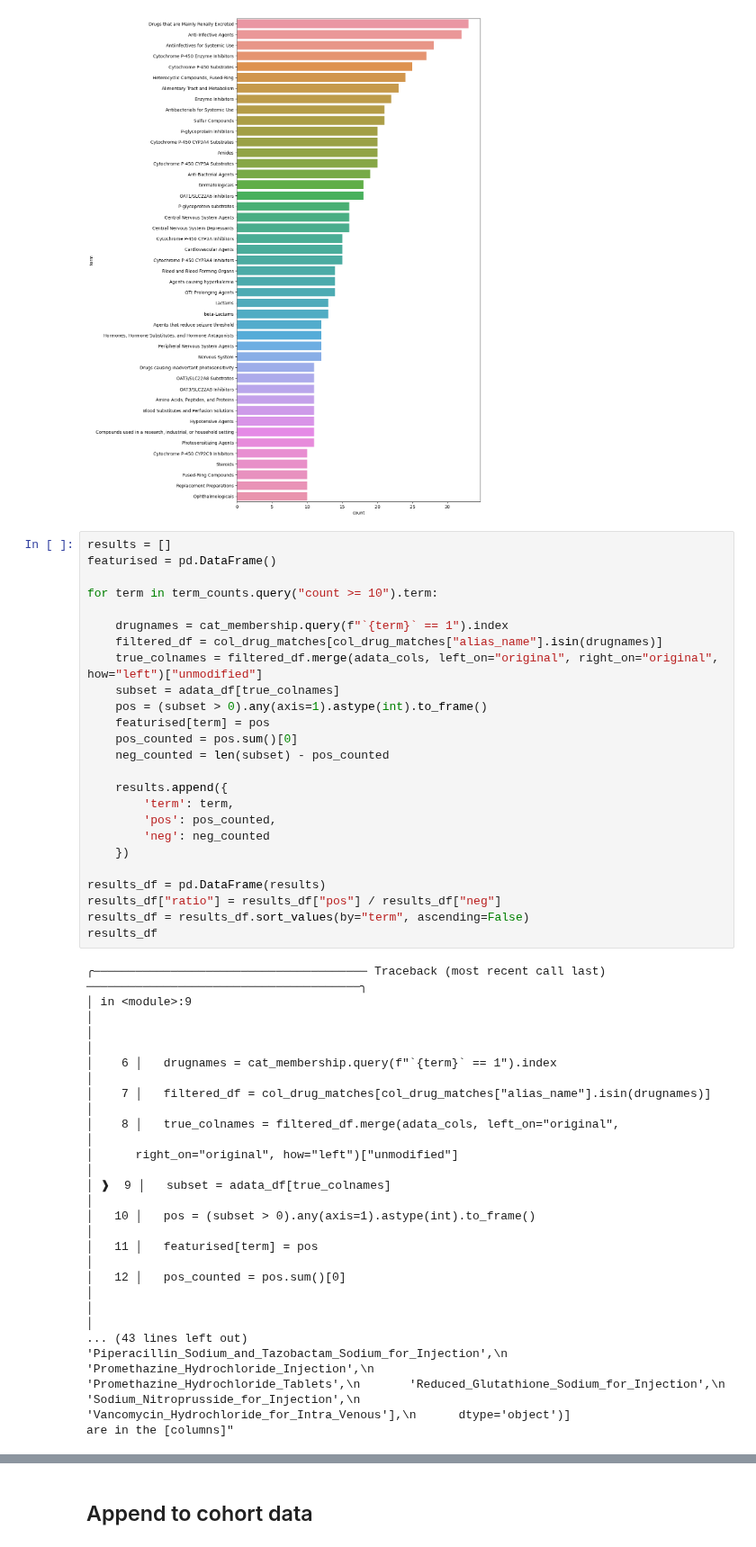
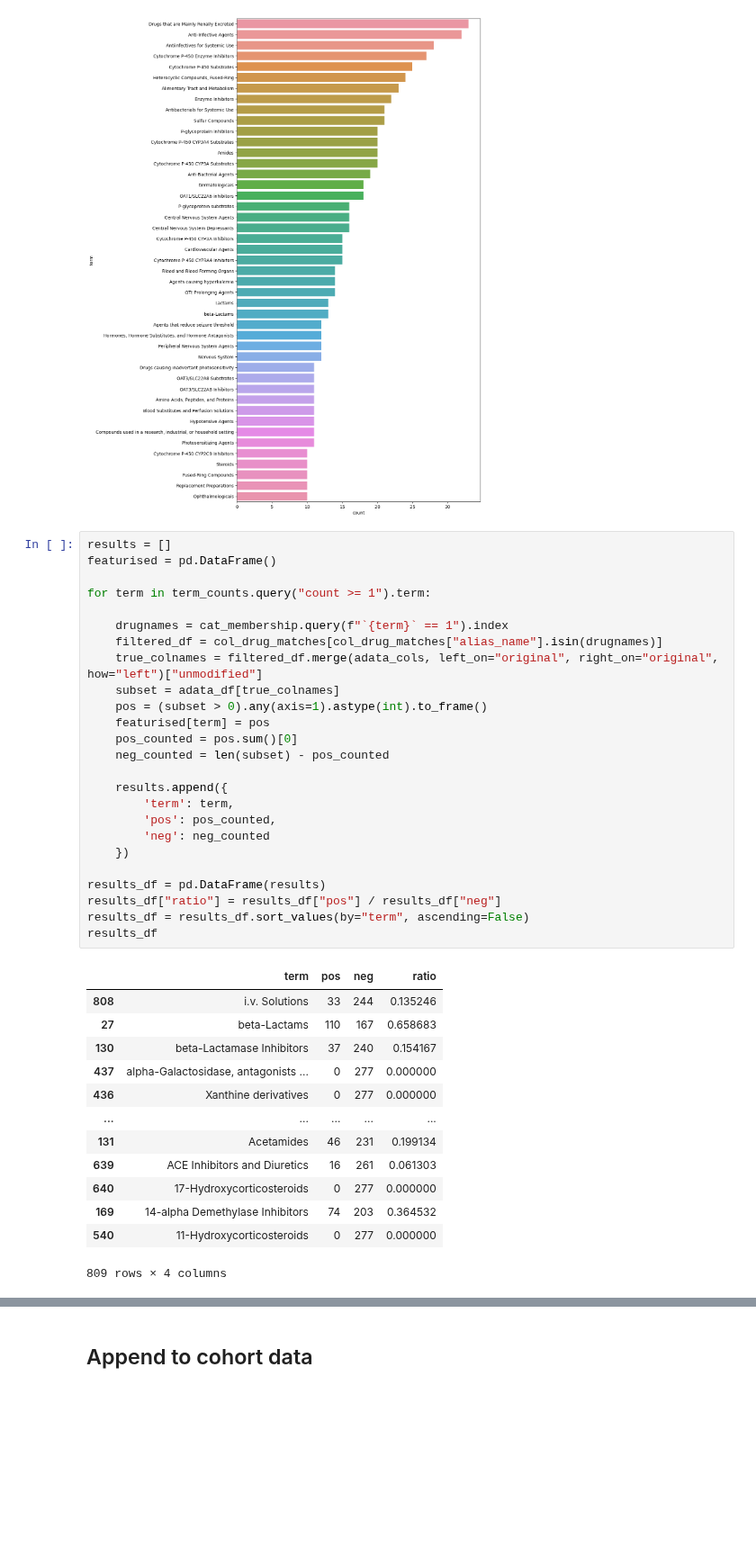
Before and after one commit to theislab/ehrapy-reproducibility, a Jupyter notebook: Figure_5/causal_feature_eng.ipynb, the cells around one changed output, grey strips where cells are left out. Shown at 90% size. Drawn from its saved outputs; the diff is of its cells as text; blank space fills up the shorter version.

```diff
--- a/Figure_5/causal_feature_eng.ipynb
+++ b/Figure_5/causal_feature_eng.ipynb
@@ -210,46 +210,42 @@ plt.show()
 # %%
 results = []
 featurised = pd.DataFrame()
 
-for term in term_counts.query("count >= 10").term:
+for term in term_counts.query("count >= 1").term:
 
     drugnames = cat_membership.query(f"`{term}` == 1").index
     filtered_df = col_drug_matches[col_drug_matches["alias_name"].isin(drugnames)]
     true_colnames = filtered_df.merge(adata_cols, left_on="original", right_on="original", how="left")["unmodified"]
     subset = adata_df[true_colnames]
     pos = (subset > 0).any(axis=1).astype(int).to_frame()
     featurised[term] = pos
     pos_counted = pos.sum()[0]
     neg_counted = len(subset) - pos_counted
 
     results.append({
         'term': term,
         'pos': pos_counted,
         'neg': neg_counted
     })
 
 results_df = pd.DataFrame(results)
 results_df["ratio"] = results_df["pos"] / results_df["neg"]
 results_df = results_df.sort_values(by="term", ascending=False)
 results_df
 # %% [output]
+|  | term | pos | neg | ratio |
+| 808 | i.v. Solutions | 33 | 244 | 0.135246 |
+| 27 | beta-Lactams | 110 | 167 | 0.658683 |
+| 130 | beta-Lactamase Inhibitors | 37 | 240 | 0.154167 |
+| 437 | alpha-Galactosidase, antagonists ... | 0 | 277 | 0.000000 |
+| 436 | Xanthine derivatives | 0 | 277 | 0.000000 |
+| ... | ... | ... | ... | ... |
+| 131 | Acetamides | 46 | 231 | 0.199134 |
+| 639 | ACE Inhibitors and Diuretics | 16 | 261 | 0.061303 |
+| 640 | 17-Hydroxycorticosteroids | 0 | 277 | 0.000000 |
+| 169 | 14-alpha Demethylase Inhibitors | 74 | 203 | 0.364532 |
+| 540 | 11-Hydroxycorticosteroids | 0 | 277 | 0.000000 |
-╭─────────────────────────────────────── Traceback (most recent call last) ───────────────────────────────────────╮
-│ in <module>:9                                                                                                   │
-│                                                                                                                 │
-│    6 │   drugnames = cat_membership.query(f"`{term}` == 1").index                                               │
-│    7 │   filtered_df = col_drug_matches[col_drug_matches["alias_name"].isin(drugnames)]                         │
-│    8 │   true_colnames = filtered_df.merge(adata_cols, left_on="original",                                      │
-│      right_on="original", how="left")["unmodified"]                                                             │
-│ ❱  9 │   subset = adata_df[true_colnames]                                                                       │
-│   10 │   pos = (subset > 0).any(axis=1).astype(int).to_frame()                                                  │
-│   11 │   featurised[term] = pos                                                                                 │
-│   12 │   pos_counted = pos.sum()[0]                                                                             │
-│                                                                                                                 │
-... (43 lines left out)
-'Piperacillin_Sodium_and_Tazobactam_Sodium_for_Injection',\n       'Promethazine_Hydrochloride_Injection',\n
-'Promethazine_Hydrochloride_Tablets',\n       'Reduced_Glutathione_Sodium_for_Injection',\n
-'Sodium_Nitroprusside_for_Injection',\n       'Vancomycin_Hydrochloride_for_Intra_Venous'],\n      dtype='object')]
-are in the [columns]"
+809 rows × 4 columns
 # %%
 featurised.columns = featurised.columns.str.replace(" ", "_")
 featurised.columns = ["drugcat_" + col for col in featurised.columns]
```
Also changed, not shown: parts of 6 cells of this notebook, 1 other file.
